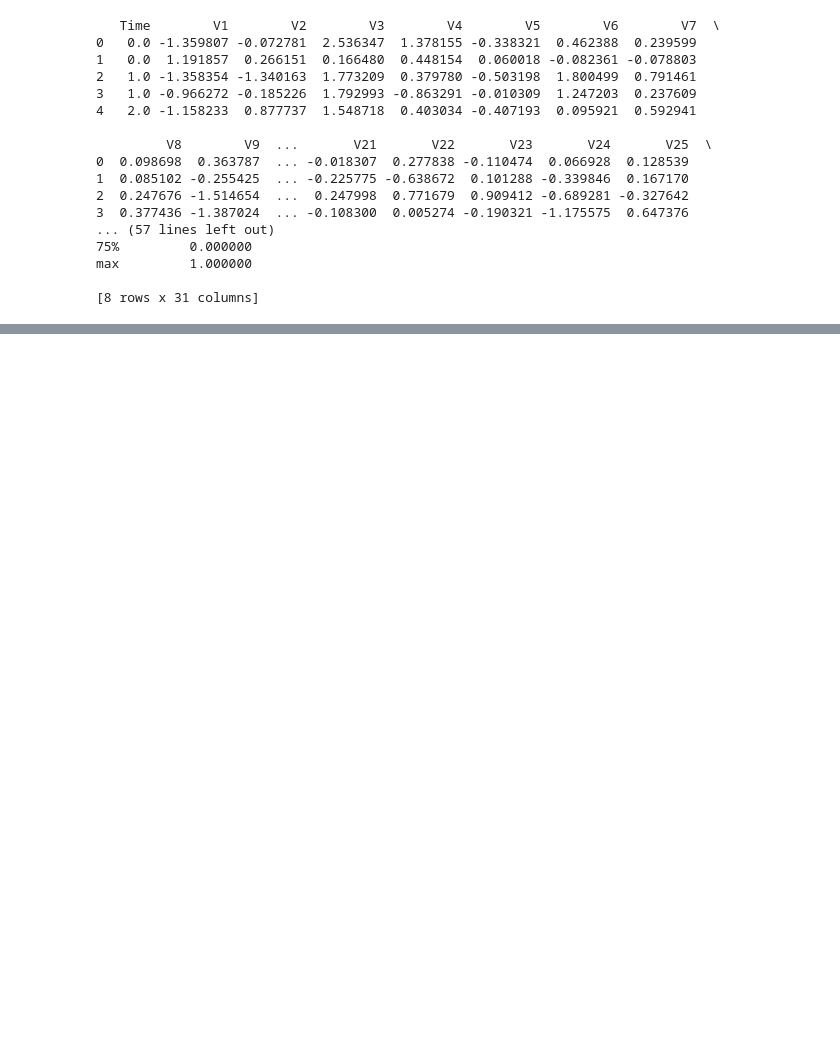
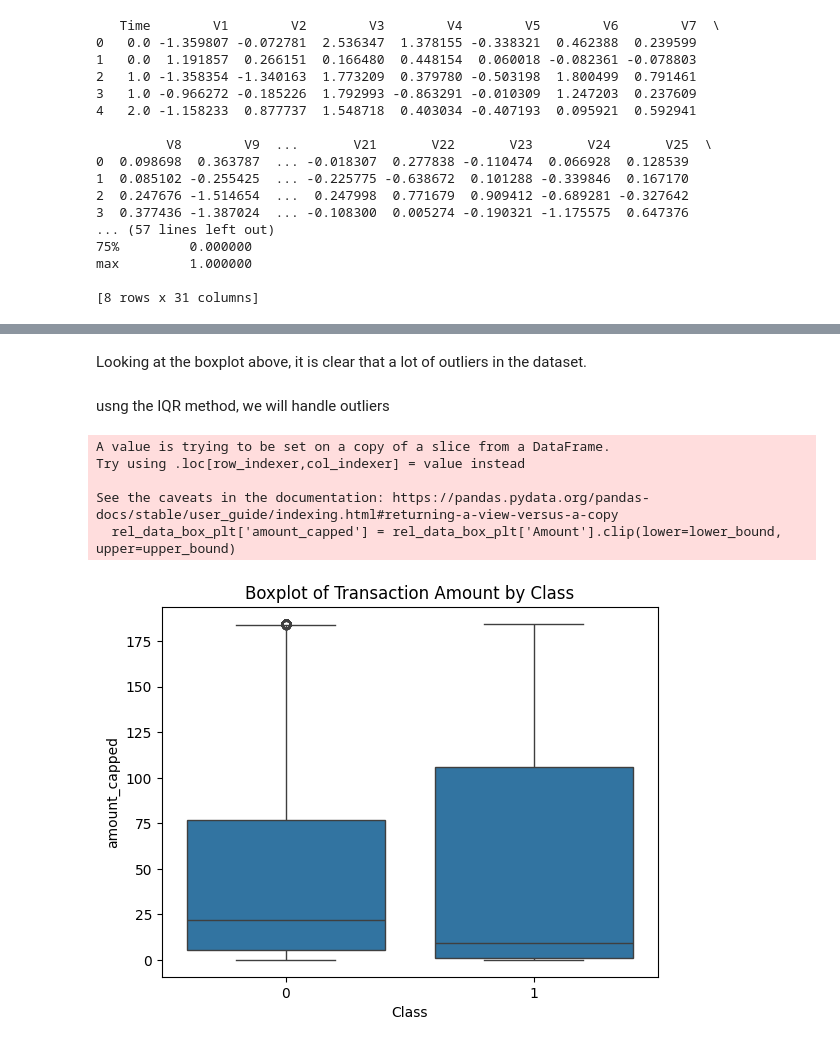
Before and after one commit to asadrazanayani/ELVTR_FRAUD_AIML, a Jupyter notebook: fraud_eda/Asad Nayani - FAAI - Assignment1 - EDA.ipynb, the cells around one changed output, grey strips where cells are left out. Drawn from its saved outputs; the diff is of its cells as text; code cells hidden in the pictures; blank space fills up the shorter version.

```diff
--- a/fraud_eda/Asad Nayani - FAAI - Assignment1 - EDA.ipynb
+++ b/fraud_eda/Asad Nayani - FAAI - Assignment1 - EDA.ipynb
@@ -174,0 +198,27 @@ max         1.000000
+# %% [markdown]
+Looking at the boxplot above, it is clear that a lot of outliers in the dataset.
+# %% [markdown]
+usng the IQR method, we will handle outliers
+# %%
+# Calculating IQR
+Q1 = rel_data_box_plt['Amount'].quantile(0.25)
+Q3 = rel_data_box_plt['Amount'].quantile(0.75)
+IQR = Q3 - Q1
+
+# Defining outliers
+lower_bound = Q1 - 1.5 * IQR
+upper_bound = Q3 + 1.5 * IQR
+
+# Capping outliers
+rel_data_box_plt['amount_capped'] = rel_data_box_plt['Amount'].clip(lower=lower_bound, upper=upper_bound)
+
+sns.boxplot(x='Class', y='amount_capped', data=rel_data_box_plt)
+plt.title('Boxplot of Transaction Amount by Class')
+plt.show()
+# %% [output]
+A value is trying to be set on a copy of a slice from a DataFrame.
+Try using .loc[row_indexer,col_indexer] = value instead
+
+See the caveats in the documentation: https://pandas.pydata.org/pandas-docs/stable/user_guide/indexing.html#returning-a-view-versus-a-copy
+  rel_data_box_plt['amount_capped'] = rel_data_box_plt['Amount'].clip(lower=lower_bound, upper=upper_bound)
+[figure, added]
```
Also changed, not shown: parts of 30 cells of this notebook, 1 other file.
